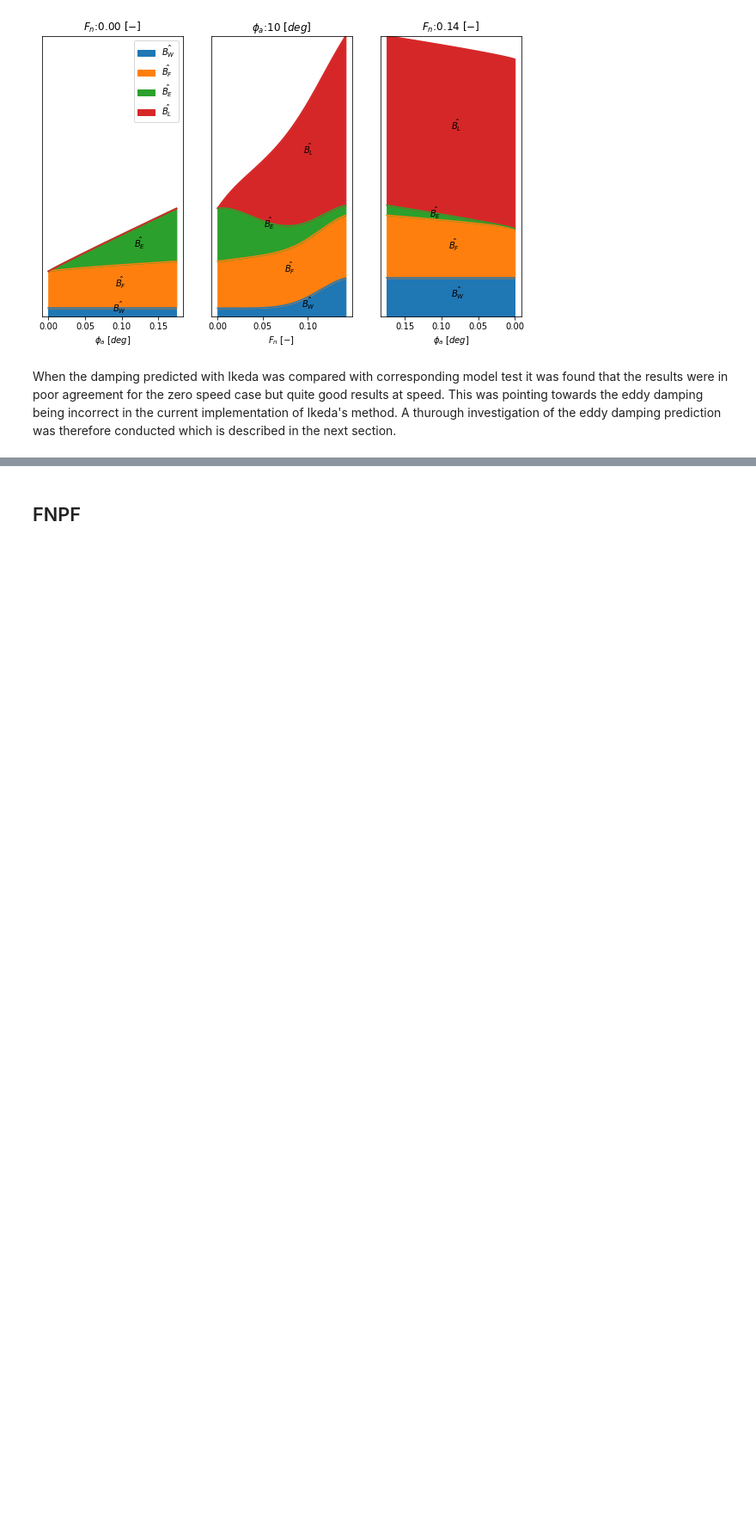
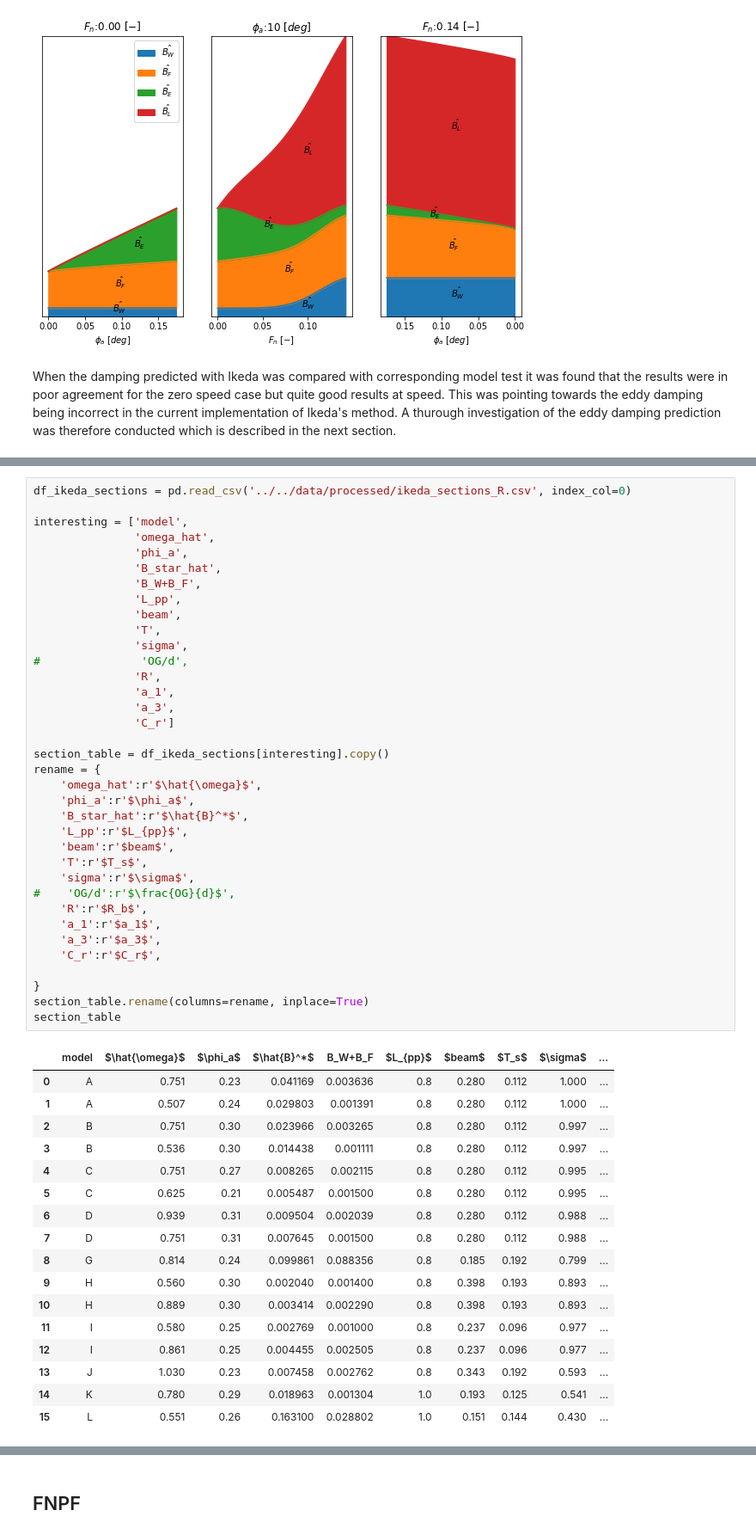
Before and after one commit to martinlarsalbert/Prediction-of-roll-motion-using-fully-nonlinear-potential-flow-and-Ikedas-method, a Jupyter notebook: reports/ISOPE_outline/01.1.outline.ipynb, the cells around one changed output, grey strips where cells are left out. Shown at 86% size. Cells and saved outputs as stored; diff of their text form; blank space fills up the shorter version.

```diff
--- a/reports/ISOPE_outline/01.1.outline.ipynb
+++ b/reports/ISOPE_outline/01.1.outline.ipynb
@@ -274,0 +289,54 @@ The current implementation was benchmarked with the data from Ikeda's oringinal
+# %%
+df_ikeda_sections = pd.read_csv('../../data/processed/ikeda_sections_R.csv', index_col=0)
+
+interesting = ['model',
+               'omega_hat',
+               'phi_a',
+               'B_star_hat',
+               'B_W+B_F',
+               'L_pp',
+               'beam',
+               'T',
+               'sigma',
+#               'OG/d',
+               'R',
+               'a_1',
+               'a_3',
+               'C_r']
+
+section_table = df_ikeda_sections[interesting].copy()
+rename = {
+    'omega_hat':r'$\hat{\omega}$',
+    'phi_a':r'$\phi_a$',
+    'B_star_hat':r'$\hat{B}^*$',
+    'L_pp':r'$L_{pp}$',
+    'beam':r'$beam$',
+    'T':r'$T_s$',
+    'sigma':r'$\sigma$',
+#    'OG/d':r'$\frac{OG}{d}$',
+    'R':r'$R_b$',
+    'a_1':r'$a_1$',
+    'a_3':r'$a_3$',
+    'C_r':r'$C_r$',
+
+}
+section_table.rename(columns=rename, inplace=True)
+section_table
+# %% [output]
+|  | model | $\hat{\omega}$ | $\phi_a$ | $\hat{B}^*$ | B_W+B_F | $L_{pp}$ | $beam$ | $T_s$ | $\sigma$ | ... |
+| 0 | A | 0.751 | 0.23 | 0.041169 | 0.003636 | 0.8 | 0.280 | 0.112 | 1.000 | ... |
+| 1 | A | 0.507 | 0.24 | 0.029803 | 0.001391 | 0.8 | 0.280 | 0.112 | 1.000 | ... |
+| 2 | B | 0.751 | 0.30 | 0.023966 | 0.003265 | 0.8 | 0.280 | 0.112 | 0.997 | ... |
+| 3 | B | 0.536 | 0.30 | 0.014438 | 0.001111 | 0.8 | 0.280 | 0.112 | 0.997 | ... |
+| 4 | C | 0.751 | 0.27 | 0.008265 | 0.002115 | 0.8 | 0.280 | 0.112 | 0.995 | ... |
+| 5 | C | 0.625 | 0.21 | 0.005487 | 0.001500 | 0.8 | 0.280 | 0.112 | 0.995 | ... |
+| 6 | D | 0.939 | 0.31 | 0.009504 | 0.002039 | 0.8 | 0.280 | 0.112 | 0.988 | ... |
+| 7 | D | 0.751 | 0.31 | 0.007645 | 0.001500 | 0.8 | 0.280 | 0.112 | 0.988 | ... |
+| 8 | G | 0.814 | 0.24 | 0.099861 | 0.088356 | 0.8 | 0.185 | 0.192 | 0.799 | ... |
+| 9 | H | 0.560 | 0.30 | 0.002040 | 0.001400 | 0.8 | 0.398 | 0.193 | 0.893 | ... |
+| 10 | H | 0.889 | 0.30 | 0.003414 | 0.002290 | 0.8 | 0.398 | 0.193 | 0.893 | ... |
+| 11 | I | 0.580 | 0.25 | 0.002769 | 0.001000 | 0.8 | 0.237 | 0.096 | 0.977 | ... |
+| 12 | I | 0.861 | 0.25 | 0.004455 | 0.002505 | 0.8 | 0.237 | 0.096 | 0.977 | ... |
+| 13 | J | 1.030 | 0.23 | 0.007458 | 0.002762 | 0.8 | 0.343 | 0.192 | 0.593 | ... |
+| 14 | K | 0.780 | 0.29 | 0.018963 | 0.001304 | 1.0 | 0.193 | 0.125 | 0.541 | ... |
+| 15 | L | 0.551 | 0.26 | 0.163100 | 0.028802 | 1.0 | 0.151 | 0.144 | 0.430 | ... |
```
Also changed, not shown: parts of 10 cells of this notebook, 2 other files.
